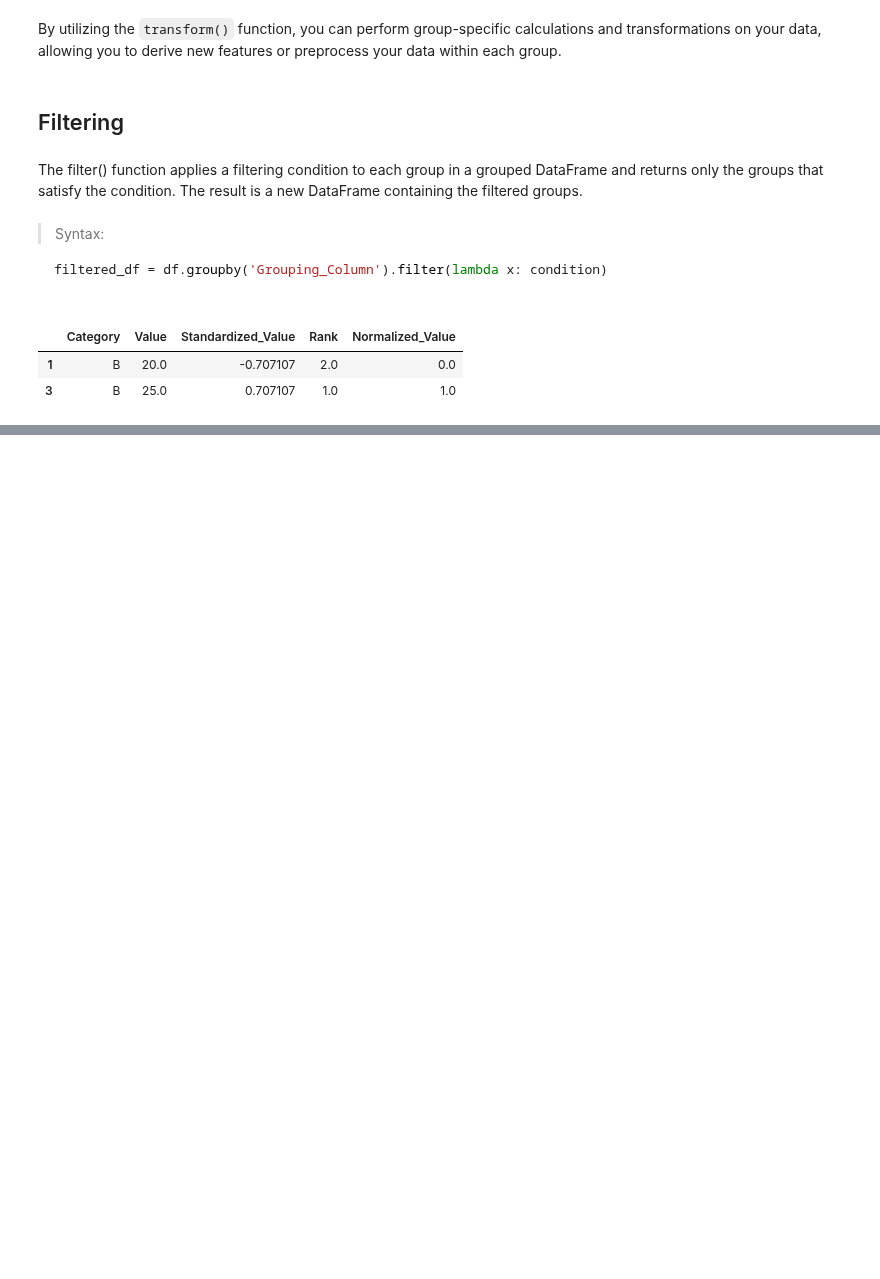
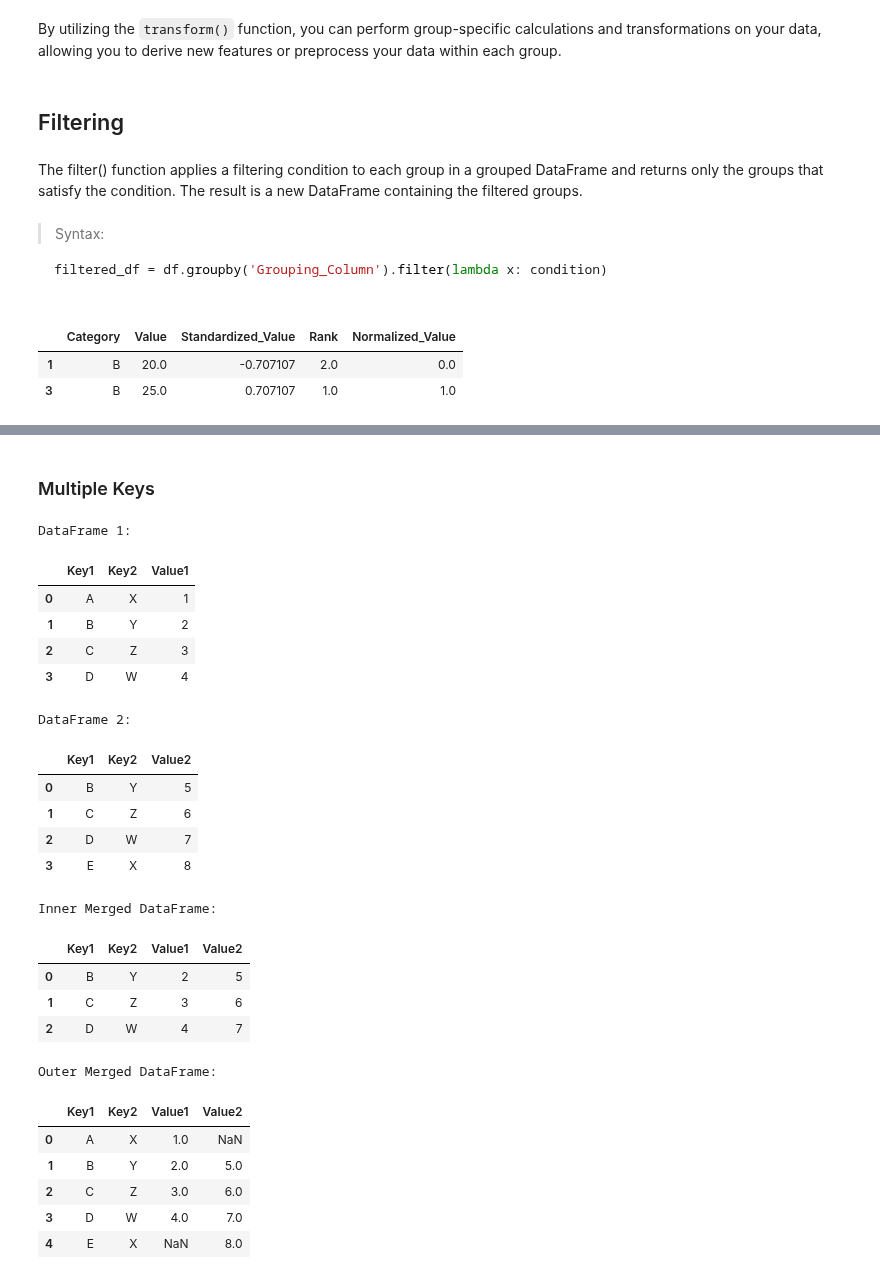
Before and after one commit to abhimanyus1997/ML-Basics, a Jupyter notebook: misc-notebooks/Pandas - Basics.ipynb, the cells around one changed output, grey strips where cells are left out. Saved outputs shown, nothing was run; the diff lists cells and outputs as text; code cells hidden in the pictures; blank space fills up the shorter version.

```diff
--- a/misc-notebooks/Pandas - Basics.ipynb
+++ b/misc-notebooks/Pandas - Basics.ipynb
@@ -1150,0 +1336,50 @@ display(filtered_df)
+# %% [markdown]
+### Multiple Keys
+# %%
+df1 = pd.DataFrame({'Key1': ['A', 'B', 'C', 'D'],
+                    'Key2': ['X', 'Y', 'Z', 'W'],
+                    'Value1': [1, 2, 3, 4]})
+
+df2 = pd.DataFrame({'Key1': ['B', 'C', 'D', 'E'],
+                    'Key2': ['Y', 'Z', 'W', 'X'],
+                    'Value2': [5, 6, 7, 8]})
+
+# Merge DataFrames based on multiple keys
+inner_merged_df = pd.merge(df1, df2, on=['Key1', 'Key2'])
+outer_merged_df = pd.merge(df1, df2, how='outer', on=['Key1', 'Key2'])
+print("\nDataFrame 1:")
+display(df1)
+
+print("\nDataFrame 2:")
+display(df2)
+
+print("\nInner Merged DataFrame:")
+display(inner_merged_df)
+
+print("\nOuter Merged DataFrame:")
+display(outer_merged_df)
+# %% [output]
+DataFrame 1:
+|  | Key1 | Key2 | Value1 |
+| 0 | A | X | 1 |
+| 1 | B | Y | 2 |
+| 2 | C | Z | 3 |
+| 3 | D | W | 4 |
+DataFrame 2:
+|  | Key1 | Key2 | Value2 |
+| 0 | B | Y | 5 |
+| 1 | C | Z | 6 |
+| 2 | D | W | 7 |
+| 3 | E | X | 8 |
+Inner Merged DataFrame:
+|  | Key1 | Key2 | Value1 | Value2 |
+| 0 | B | Y | 2 | 5 |
+| 1 | C | Z | 3 | 6 |
+| 2 | D | W | 4 | 7 |
+Outer Merged DataFrame:
+|  | Key1 | Key2 | Value1 | Value2 |
+| 0 | A | X | 1.0 | NaN |
+| 1 | B | Y | 2.0 | 5.0 |
+| 2 | C | Z | 3.0 | 6.0 |
+| 3 | D | W | 4.0 | 7.0 |
+| 4 | E | X | NaN | 8.0 |
```
Also changed, not shown: parts of 27 cells of this notebook.
